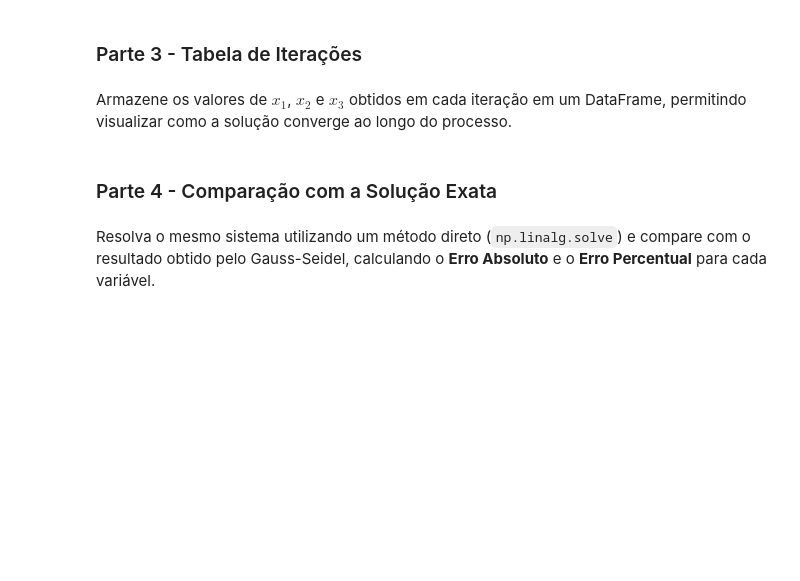
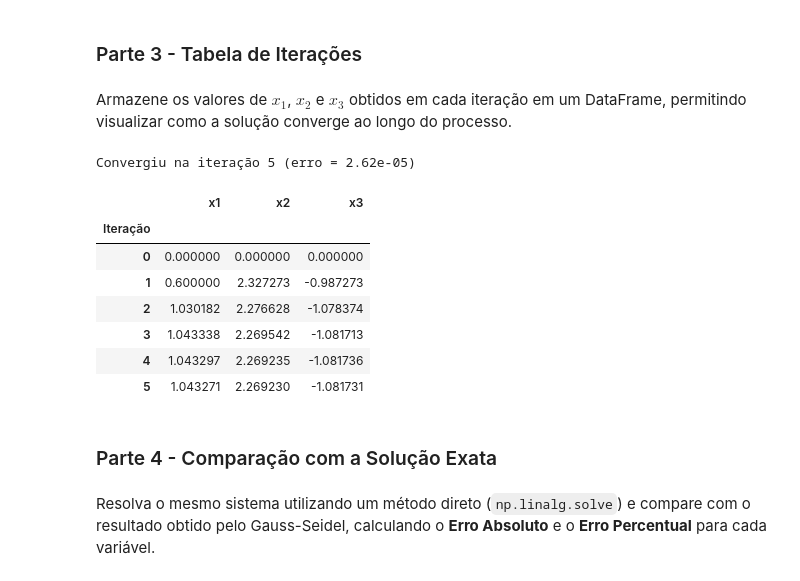
Before and after one commit to caiosemblano/M06-Lab-Estatistica, a Jupyter notebook: AT04_Gauss_Seidel.ipynb, the cells around one changed output. Saved outputs shown, nothing was run; the diff lists cells and outputs as text; code cells hidden in the pictures; blank space fills up the shorter version.

```diff
--- a/AT04_Gauss_Seidel.ipynb
+++ b/AT04_Gauss_Seidel.ipynb
@@ -148,6 +172,24 @@ $$\max_i \left| x_i^{(k+1)} - x_i^{(k)} \right| < \varepsilon$$
 ### Parte 3 - Tabela de Iterações
 # %% [markdown]
 Armazene os valores de $x_1$, $x_2$ e $x_3$ obtidos em cada iteração em um DataFrame, permitindo visualizar como a solução converge ao longo do processo.
+# %%
+x_final, historico_x = gauss_seidel(A, b)
+
+tabela_iteracoes = pd.DataFrame(historico_x, columns=["x1", "x2", "x3"])
+
+tabela_iteracoes.index.name = "Iteração"
+
+display(tabela_iteracoes)
+# %% [output]
+Convergiu na iteração 5 (erro = 2.62e-05)
+|  | x1 | x2 | x3 |
+| Iteração |  |  |  |
+| 0 | 0.000000 | 0.000000 | 0.000000 |
+| 1 | 0.600000 | 2.327273 | -0.987273 |
+| 2 | 1.030182 | 2.276628 | -1.078374 |
+| 3 | 1.043338 | 2.269542 | -1.081713 |
+| 4 | 1.043297 | 2.269235 | -1.081736 |
+| 5 | 1.043271 | 2.269230 | -1.081731 |
 # %% [markdown]
 ### Parte 4 - Comparação com a Solução Exata
 # %% [markdown]
```
Also changed, not shown: parts of 8 cells of this notebook.
